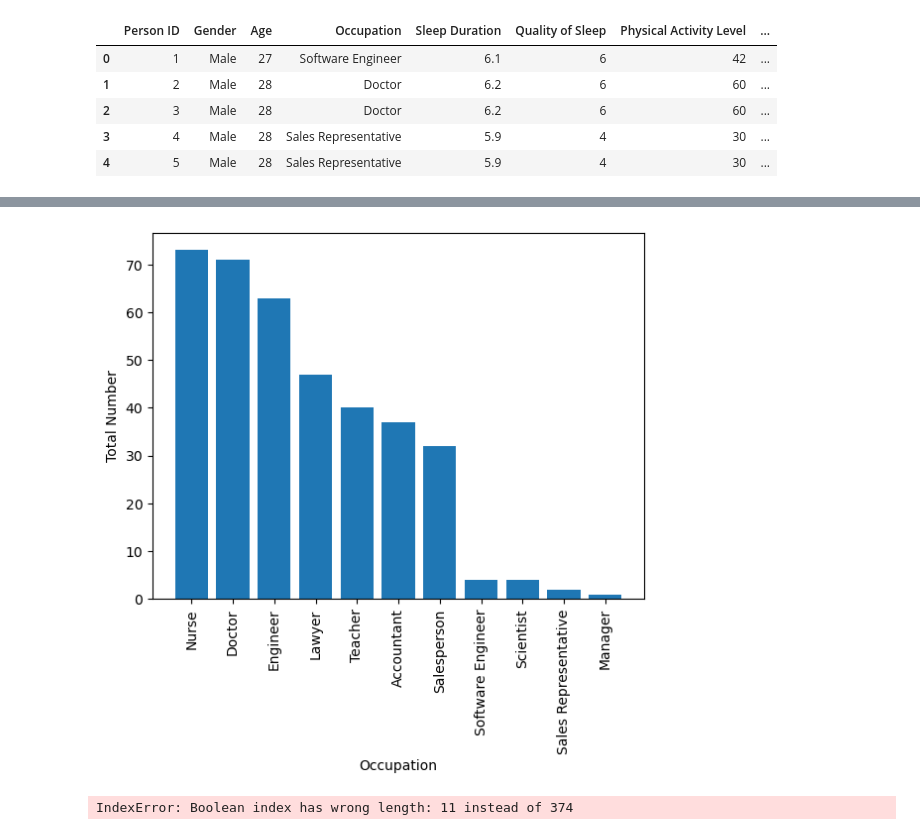
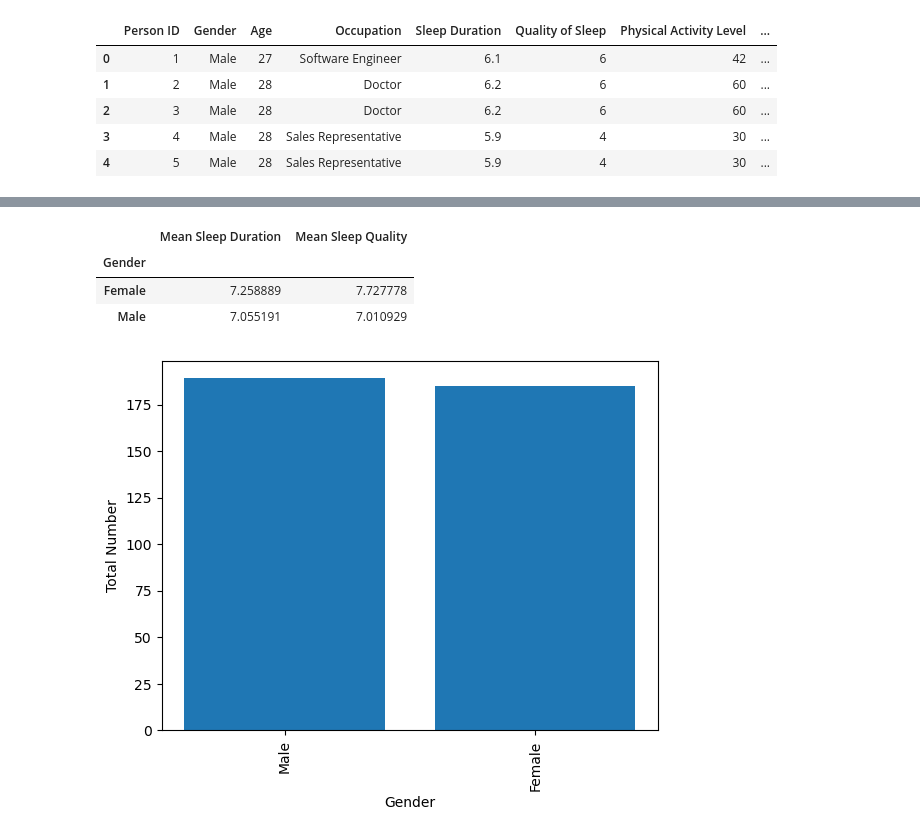
Before and after one commit to johnweissmann/project-1, a Jupyter notebook: main.ipynb, the cells around one changed output, grey strips where cells are left out. Cells and saved outputs as stored; diff of their text form; code cells hidden in the pictures.

Commit message:
worked on the second half, did total number, quality, and mean

```diff
--- a/main.ipynb
+++ b/main.ipynb
@@ -15,14 +74,19 @@ sleep_df.head()
+# %%
+gender_df = pd.DataFrame({
+    "Mean Sleep Duration": sleep_df_clean.groupby(["Gender"])["Sleep Duration"].mean(),
+    "Mean Sleep Quality": sleep_df_clean.groupby(["Gender"])["Quality of Sleep"].mean(),
+})
+gender_df
+# %% [output]
+|  | Mean Sleep Duration | Mean Sleep Quality |
+| Gender |  |  |
+| Female | 7.258889 | 7.727778 |
+| Male | 7.055191 | 7.010929 |
 # %%
-plt.bar(sleep_df["Occupation"].value_counts().index.values, sleep_df["Occupation"].value_counts().values)
+plt.bar(sleep_df["Gender"].value_counts().index.values, sleep_df["Gender"].value_counts().values)
 plt.xticks(rotation = 90)
-plt.xlabel("Occupation")
+plt.xlabel("Gender")
 plt.ylabel("Total Number")
 plt.show()
 # %% [output]
-[figure, old version]
+[figure, new version]
-# %%
-sleep_df_clean = sleep_df.loc[sleep_df["Occupation"].value_counts().values > 30, sleep_df["Occupation"].value_counts().index]
-sleep_df_clean.head()
-# print(sleep_df["Occupation"].value_counts().index)
-# %% [output]
-IndexError: Boolean index has wrong length: 11 instead of 374
```
Also changed, not shown: parts of 31 cells of this notebook.
